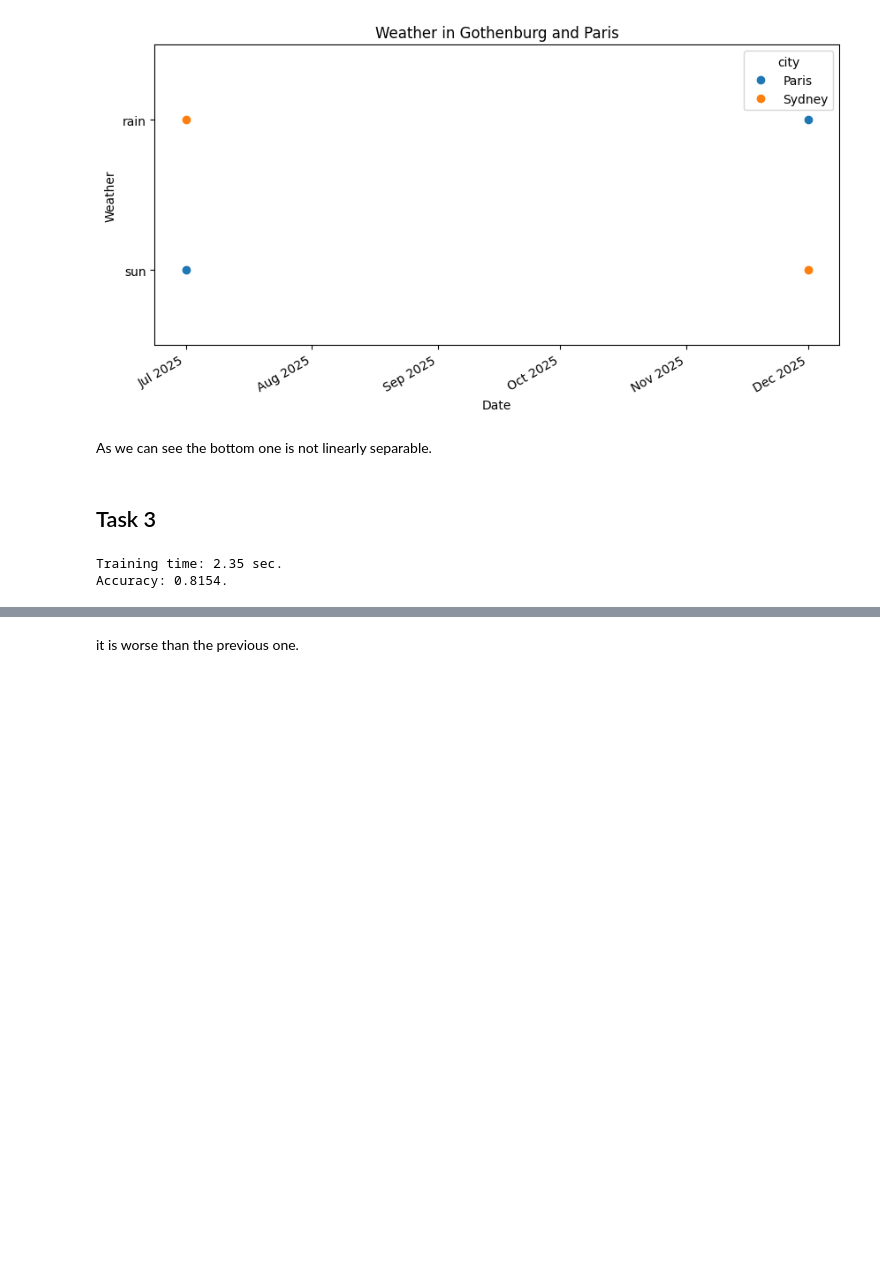
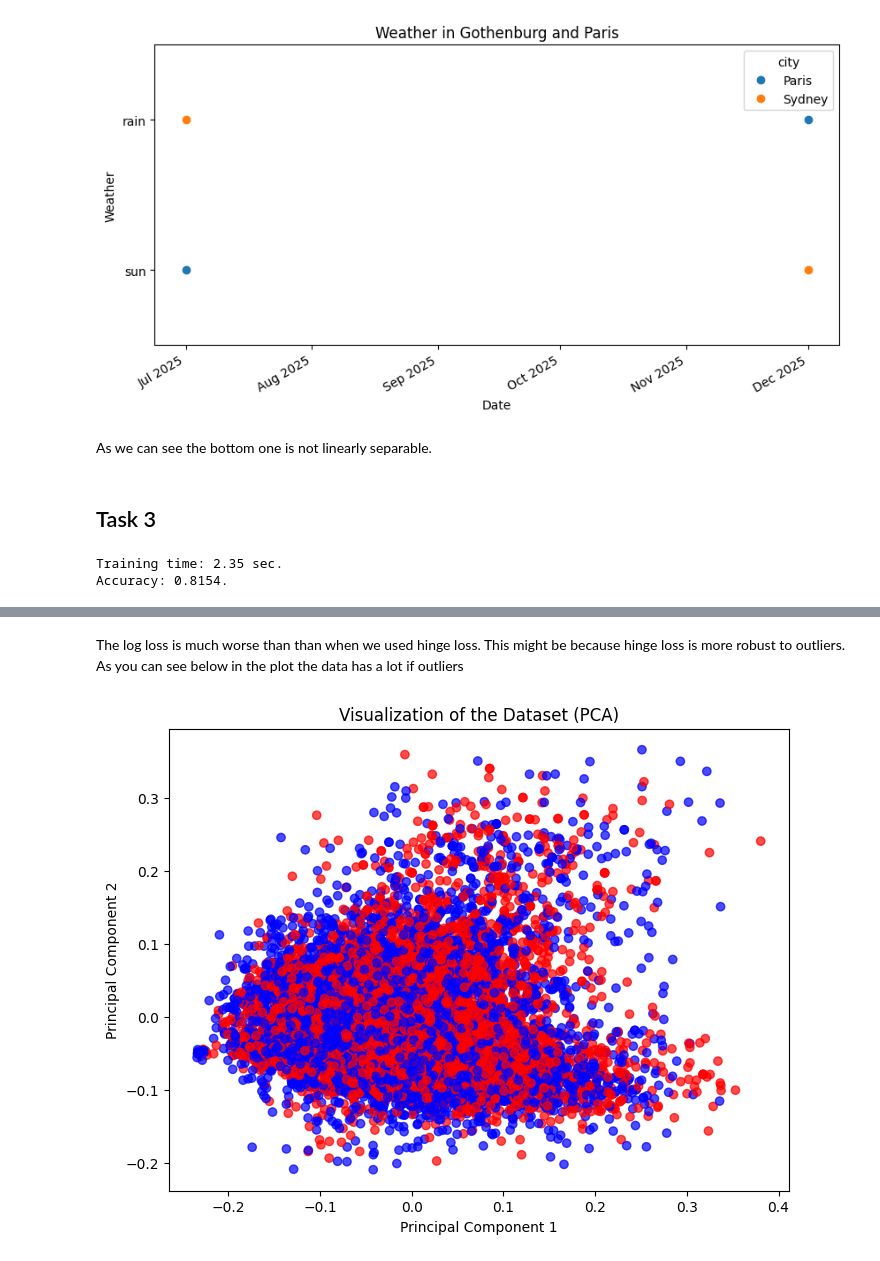
Before and after one commit to casperHansenTEOA/dat341, a Jupyter notebook: Lab4/lab4.ipynb, the cells around one changed output, grey strips where cells are left out. Cells and saved outputs as stored; diff of their text form; code cells hidden in the pictures; blank space fills up the shorter version.

```diff
--- a/Lab4/lab4.ipynb
+++ b/Lab4/lab4.ipynb
@@ -434,3 +434,46 @@ Training time: 5.04 sec.
 Accuracy: 0.5031.
 # %% [markdown]
-it is worse than the previous one.
+The log loss is much worse than than when we used hinge loss. This might be because hinge loss is more robust to outliers. As you can see below in the plot the data has a lot if outliers
+# %%
+from sklearn.decomposition import PCA
+from sklearn.pipeline import make_pipeline
+from sklearn.feature_extraction.text import TfidfVectorizer
+from sklearn.model_selection import train_test_split
+from sklearn.feature_selection import SelectKBest
+from sklearn.preprocessing import Normalizer
+
+# Plot the dataset to show it is not linearly separable
+import matplotlib.pyplot as plt
+
+def read_data(corpus_file):
+    X = []
+    Y = []
+    with open(corpus_file, encoding='utf-8') as f:
+        for line in f:
+            _, y, _, x = line.split(maxsplit=3)
+            X.append(x.strip())
+            Y.append(y)
+    return X, Y
+
+X, Y = read_data('pa4/data/all_sentiment_shuffled.txt')
+Xtrain, Xtest, Ytrain, Ytest = train_test_split(X, Y, test_size=0.2,
+                                                random_state=0)
+
+# PCA to reduce dimensions to 2 for visualization.
+Xtrain_transformed = pipeline.named_steps['tfidfvectorizer'].transform(Xtrain)
+pca = PCA(n_components=2)
+X_pca = pca.fit_transform(Xtrain_transformed.toarray())
+
+
+colors = {'pos': 'blue', 'neg': 'red', 'neu': 'gray'}
+label_colors = [colors[label] for label in Ytrain]
+
+# Plot the data
+plt.figure(figsize=(8, 6))
+plt.scatter(X_pca[:, 0], X_pca[:, 1], c=label_colors, alpha=0.7)
+plt.title('Visualization of the Dataset (PCA)')
+plt.xlabel('Principal Component 1')
+plt.ylabel('Principal Component 2')
+plt.show()
+# %% [output]
+[figure, added]
```
Also changed, not shown: parts of 1 cell of this notebook.
